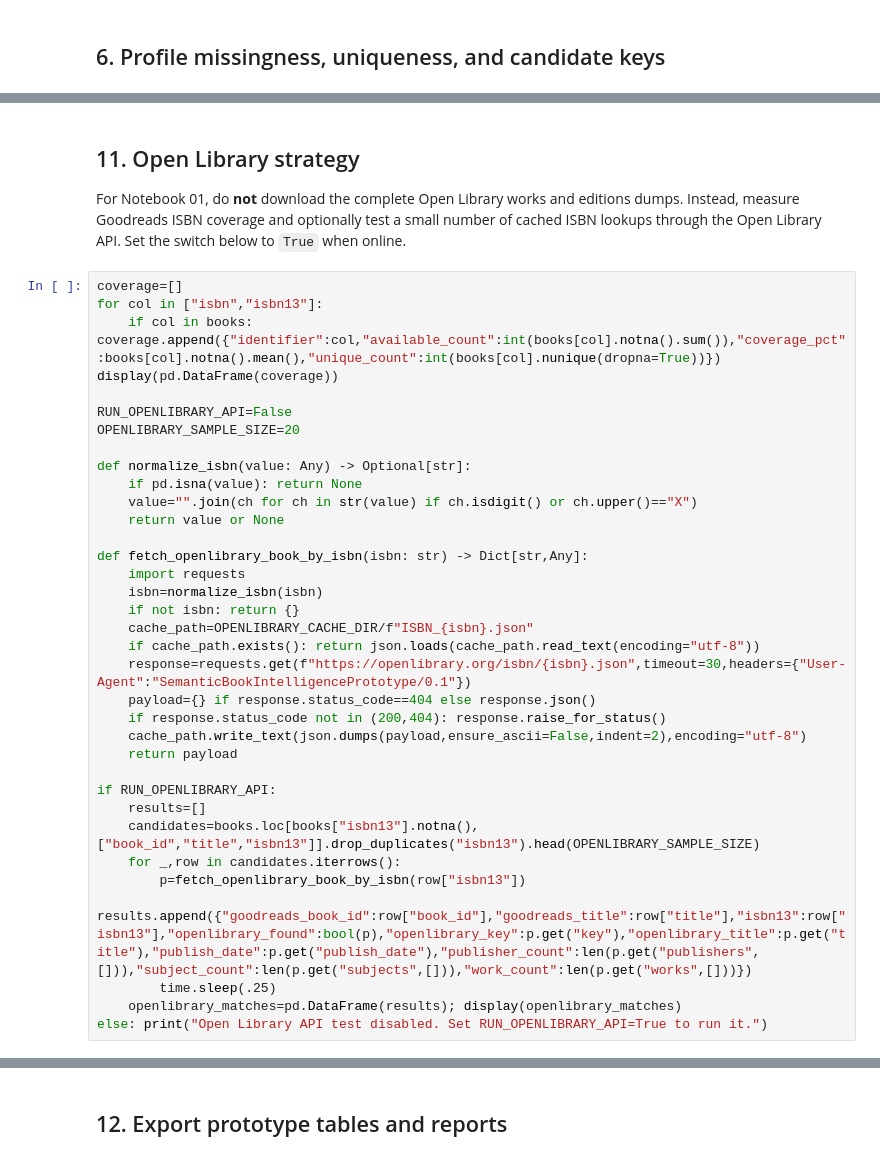
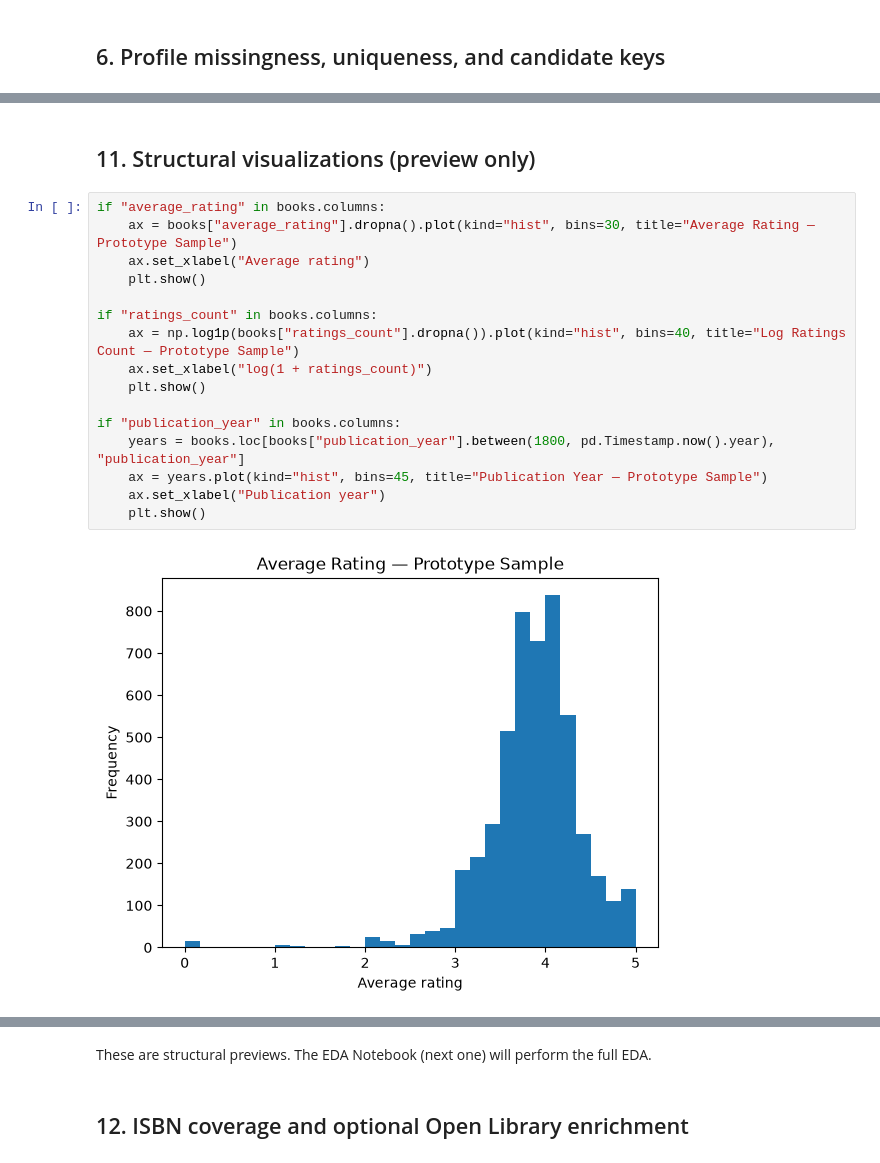
Before and after one commit to RT-Prog/semantic-book-intelligence-platform, a Jupyter notebook: notebooks/01_understanding_goodreads_openlibrary.ipynb, the cells around one changed output, grey strips where cells are left out. Drawn from its saved outputs; the diff is of its cells as text.

Commit message:
Complete Phase A: Goodreads data understanding and normalization

```diff
--- a/notebooks/01_understanding_goodreads_openlibrary.ipynb
+++ b/notebooks/01_understanding_goodreads_openlibrary.ipynb
@@ -248,38 +732,20 @@ if "publication_year" in books:
 # %% [markdown]
-## 11. Open Library strategy
-For Notebook 01, do **not** download the complete Open Library works and editions dumps. Instead, measure Goodreads ISBN coverage and optionally test a small number of cached ISBN lookups through the Open Library API. Set the switch below to `True` when online.
+## 11. Structural visualizations (preview only)
 # %%
-coverage=[]
-for col in ["isbn","isbn13"]:
-    if col in books: coverage.append({"identifier":col,"available_count":int(books[col].notna().sum()),"coverage_pct":books[col].notna().mean(),"unique_count":int(books[col].nunique(dropna=True))})
-display(pd.DataFrame(coverage))
+if "average_rating" in books.columns:
+    ax = books["average_rating"].dropna().plot(kind="hist", bins=30, title="Average Rating — Prototype Sample")
+    ax.set_xlabel("Average rating")
+    plt.show()
 
-RUN_OPENLIBRARY_API=False
-OPENLIBRARY_SAMPLE_SIZE=20
+if "ratings_count" in books.columns:
+    ax = np.log1p(books["ratings_count"].dropna()).plot(kind="hist", bins=40, title="Log Ratings Count — Prototype Sample")
+    ax.set_xlabel("log(1 + ratings_count)")
+    plt.show()
 
-def normalize_isbn(value: Any) -> Optional[str]:
-    if pd.isna(value): return None
-    value="".join(ch for ch in str(value) if ch.isdigit() or ch.upper()=="X")
-    return value or None
-
-def fetch_openlibrary_book_by_isbn(isbn: str) -> Dict[str,Any]:
-    import requests
-    isbn=normalize_isbn(isbn)
-    if not isbn: return {}
-    cache_path=OPENLIBRARY_CACHE_DIR/f"ISBN_{isbn}.json"
-    if cache_path.exists(): return json.loads(cache_path.read_text(encoding="utf-8"))
-    response=requests.get(f"https://openlibrary.org/isbn/{isbn}.json",timeout=30,headers={"User-Agent":"SemanticBookIntelligencePrototype/0.1"})
-    payload={} if response.status_code==404 else response.json()
-    if response.status_code not in (200,404): response.raise_for_status()
-    cache_path.write_text(json.dumps(payload,ensure_ascii=False,indent=2),encoding="utf-8")
-    return payload
-
-if RUN_OPENLIBRARY_API:
-    results=[]
-    candidates=books.loc[books["isbn13"].notna(),["book_id","title","isbn13"]].drop_duplicates("isbn13").head(OPENLIBRARY_SAMPLE_SIZE)
-    for _,row in candidates.iterrows():
-        p=fetch_openlibrary_book_by_isbn(row["isbn13"])
-        results.append({"goodreads_book_id":row["book_id"],"goodreads_title":row["title"],"isbn13":row["isbn13"],"openlibrary_found":bool(p),"openlibrary_key":p.get("key"),"openlibrary_title":p.get("title"),"publish_date":p.get("publish_date"),"publisher_count":len(p.get("publishers",[])),"subject_count":len(p.get("subjects",[])),"work_count":len(p.get("works",[]))})
-        time.sleep(.25)
-    openlibrary_matches=pd.DataFrame(results); display(openlibrary_matches)
-else: print("Open Library API test disabled. Set RUN_OPENLIBRARY_API=True to run it.")
+if "publication_year" in books.columns:
+    years = books.loc[books["publication_year"].between(1800, pd.Timestamp.now().year), "publication_year"]
+    ax = years.plot(kind="hist", bins=45, title="Publication Year — Prototype Sample")
+    ax.set_xlabel("Publication year")
+    plt.show()
+# %% [output]
+[figure, added]
@@ -286,3 +754,5 @@ else: print("Open Library API test disabled. Set RUN_OPENLIBRARY_API=True to run
+# %% [markdown]
+These are structural previews. The EDA Notebook (next one) will perform the full EDA.
 # %% [markdown]
-## 12. Export prototype tables and reports
+## 12. ISBN coverage and optional Open Library enrichment
 # %%
```
Also changed, not shown: parts of 37 cells of this notebook, 8 other files.
